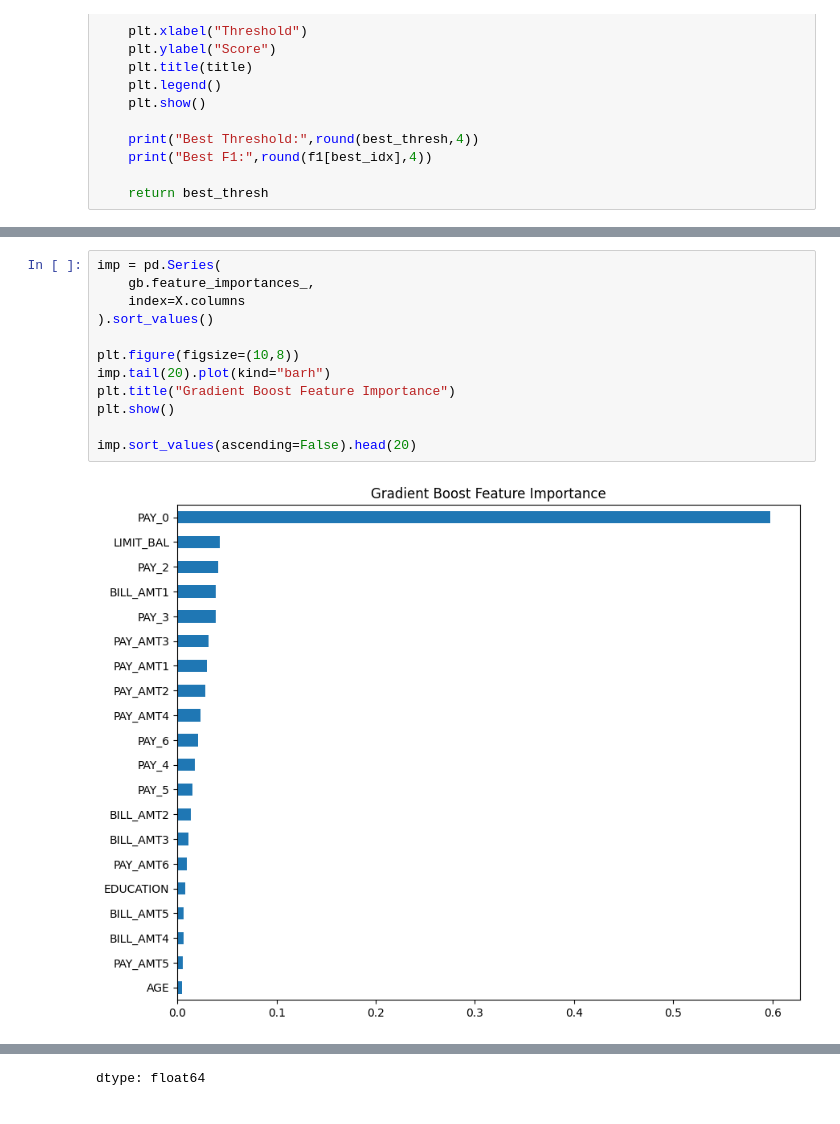
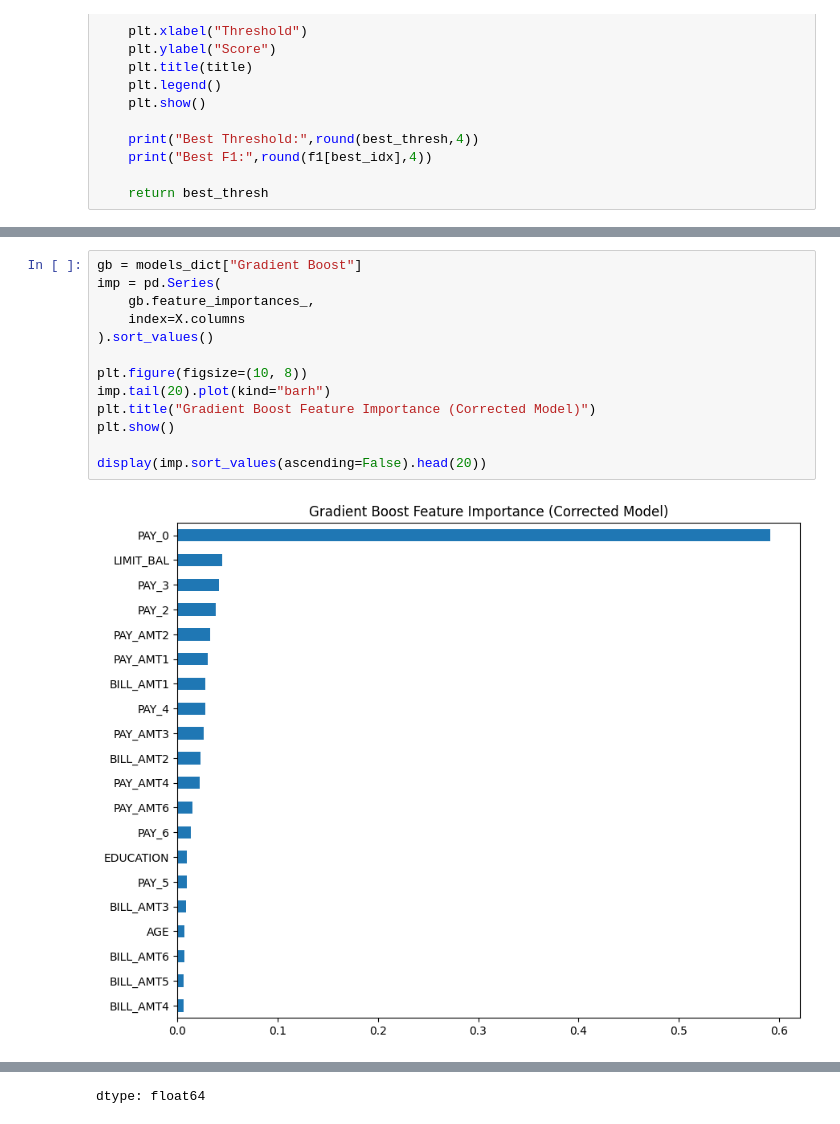
Before and after one commit to Tashya924/ML-research-on-credit-risk-analysis, a Jupyter notebook: ml_credit_report_intern.ipynb, the cells around one changed output, grey strips where cells are left out. Cells and saved outputs as stored; diff of their text form.

```diff
--- a/ml_credit_report_intern.ipynb
+++ b/ml_credit_report_intern.ipynb
@@ -262,15 +184,16 @@ Best F1: 0.9249
 # %%
+gb = models_dict["Gradient Boost"]
 imp = pd.Series(
     gb.feature_importances_,
     index=X.columns
 ).sort_values()
 
-plt.figure(figsize=(10,8))
+plt.figure(figsize=(10, 8))
 imp.tail(20).plot(kind="barh")
-plt.title("Gradient Boost Feature Importance")
+plt.title("Gradient Boost Feature Importance (Corrected Model)")
 plt.show()
 
-imp.sort_values(ascending=False).head(20)
+display(imp.sort_values(ascending=False).head(20))
 # %% [output]
-[figure, old version]
+[figure, new version]
 |  | 0 |
```
Also changed, not shown: parts of 11 cells of this notebook.
